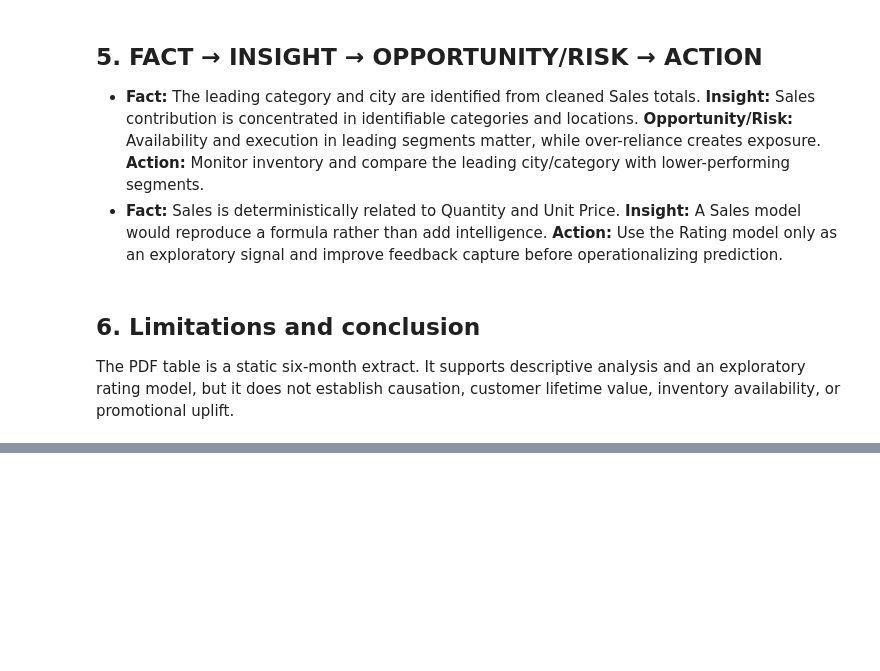
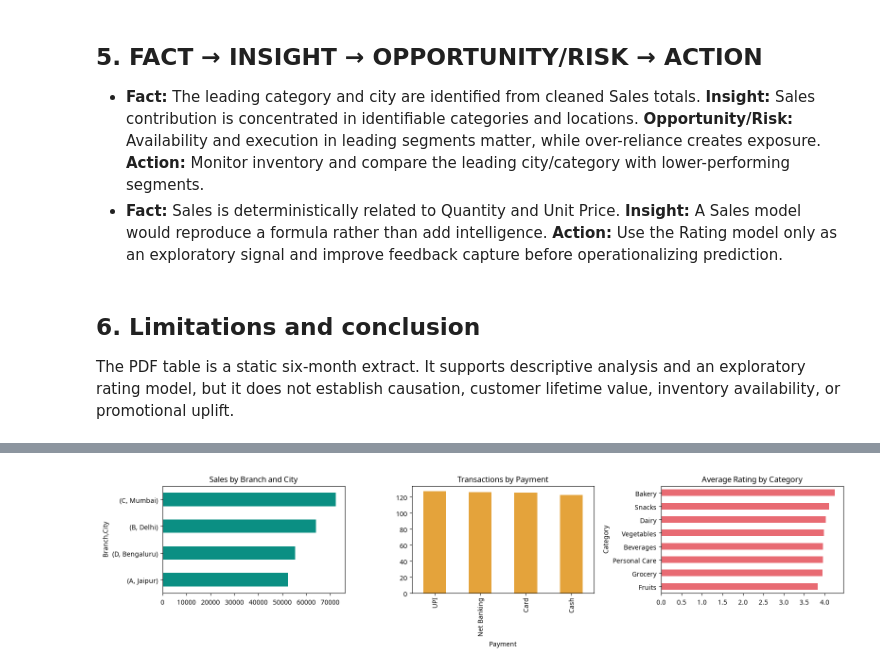
Before and after one commit to Chandhra103/SuperMarketDataAnalytics, a Jupyter notebook: SuperMarketDataAnalytics.ipynb, the cells around one changed output, grey strips where cells are left out. Cells and saved outputs as stored; diff of their text form; code cells hidden in the pictures; blank space fills up the shorter version.

```diff
--- a/SuperMarketDataAnalytics.ipynb
+++ b/SuperMarketDataAnalytics.ipynb
@@ -173,0 +327,6 @@ The PDF table is a static six-month extract. It supports descriptive analysis an
+# %%
+branch_city_analysis = clean.groupby(["Branch","City"]).agg(Sales=("Sales","sum"), Quantity=("Quantity","sum"), Transactions=("Invoice ID","nunique"), Average_Transaction=("Sales","mean"), Average_Rating=("Rating","mean")).sort_values("Sales", ascending=False)
+customer_analysis = clean.groupby(["Customer Type","Gender"]).agg(Sales=("Sales","sum"), Quantity=("Quantity","sum"), Transactions=("Invoice ID","nunique"), Average_Transaction=("Sales","mean"), Average_Rating=("Rating","mean"))
+payment_analysis = clean.groupby("Payment").agg(Sales=("Sales","sum"), Transactions=("Invoice ID","nunique"), Quantity=("Quantity","sum")).sort_values("Transactions", ascending=False)
+rating_analysis = clean.groupby("Category").agg(Average_Rating=("Rating","mean"), Ratings=("Rating","count")).sort_values("Average_Rating", ascending=False)
+display(branch_city_analysis); display(customer_analysis); display(payment_analysis); display(rating_analysis)
@@ -173,0 +362,8 @@ The PDF table is a static six-month extract. It supports descriptive analysis an
+# %%
+fig, axes = plt.subplots(1,3,figsize=(16,4))
+branch_city_analysis["Sales"].sort_values().plot.barh(ax=axes[0], color="#0b8f83", title="Sales by Branch and City")
+payment_analysis["Transactions"].plot.bar(ax=axes[1], color="#e4a33b", title="Transactions by Payment")
+rating_analysis["Average_Rating"].sort_values().plot.barh(ax=axes[2], color="#e86b73", title="Average Rating by Category")
+plt.tight_layout(); plt.show()
+# %% [output]
+[figure, added]
```
Also changed, not shown: parts of 11 cells of this notebook, 3 other files.
